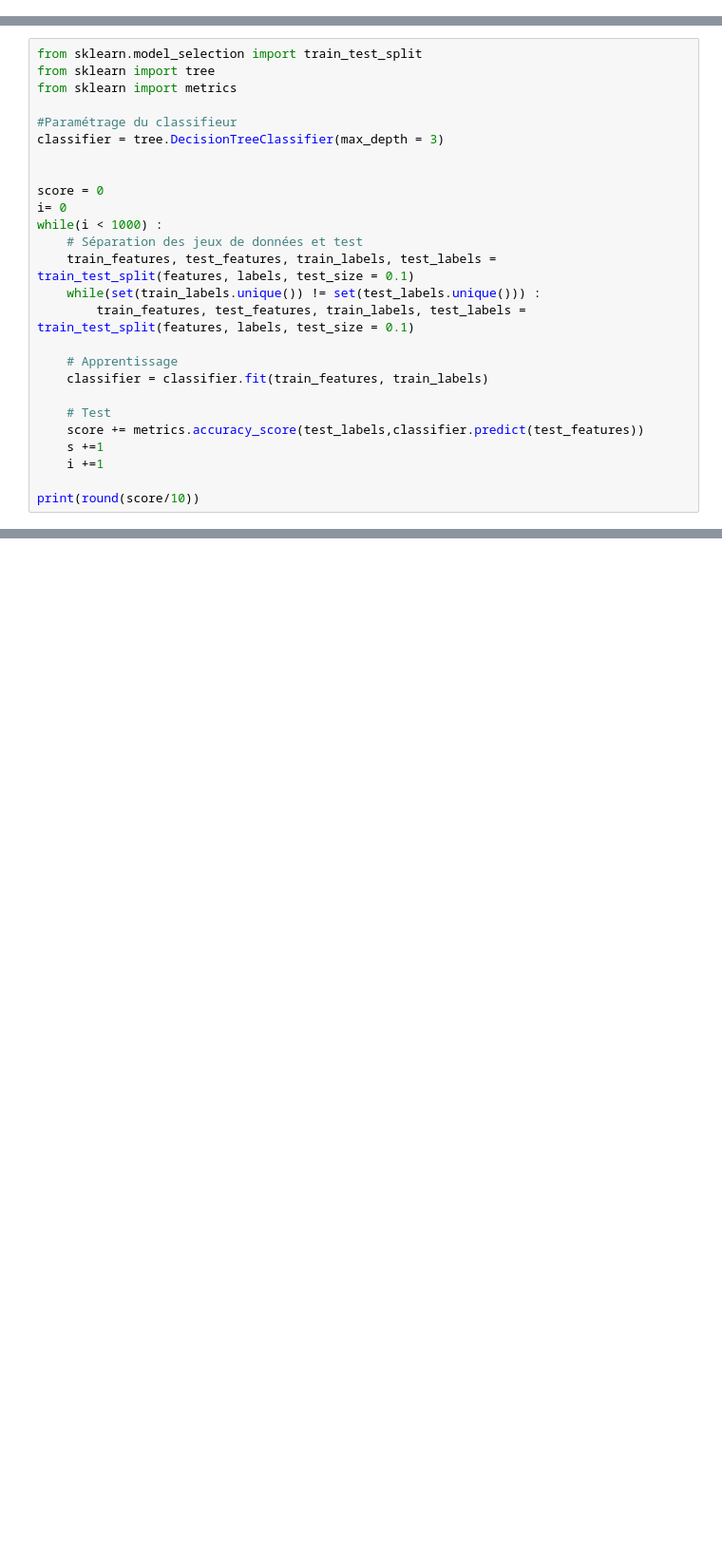
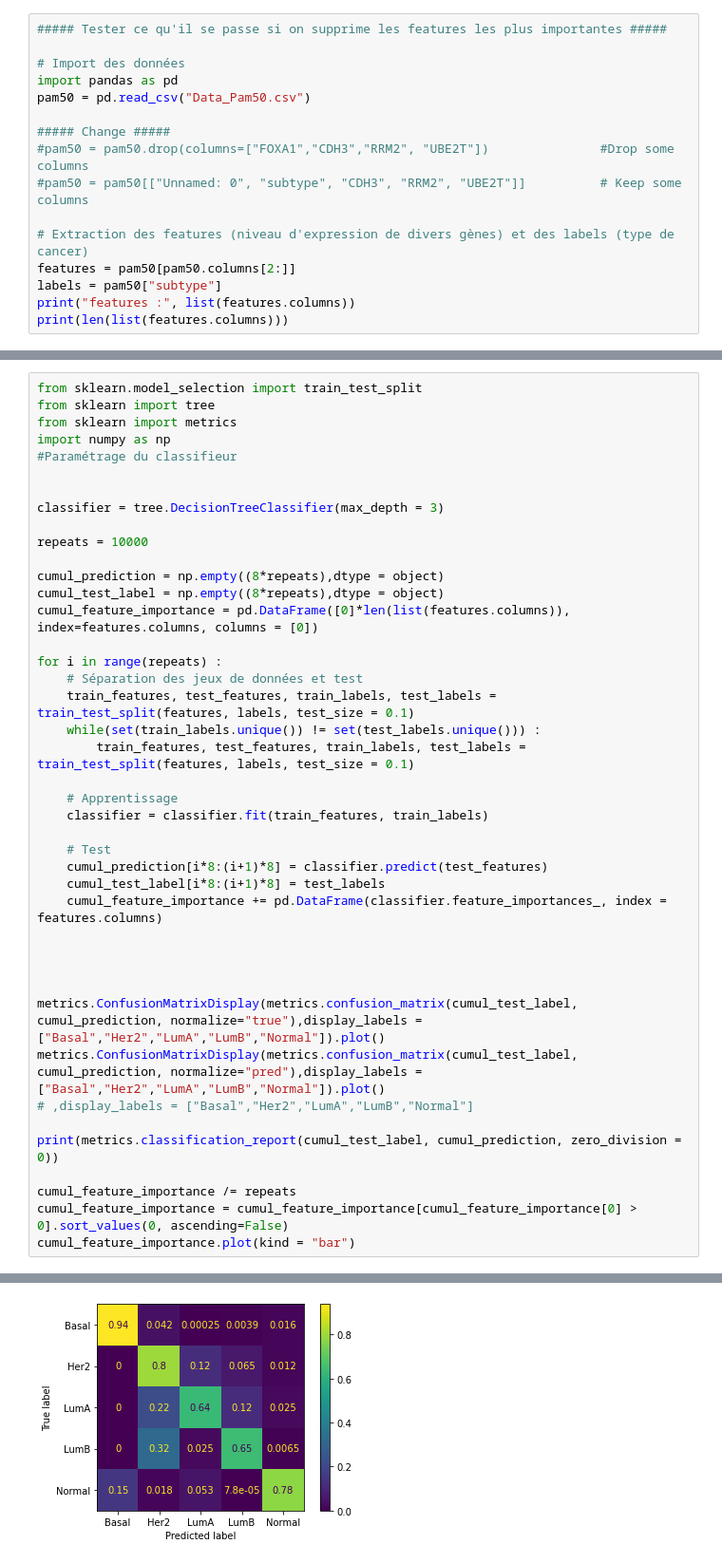
Before and after one commit to Bordeterre/decision_tree, a Jupyter notebook: param_test.ipynb, the cells around one changed output, grey strips where cells are left out. Shown at 95% size. Saved outputs shown, nothing was run; the diff lists cells and outputs as text; blank space fills up the shorter version.

Commit message:
multi-training matrixes

```diff
--- a/param_test.ipynb
+++ b/param_test.ipynb
@@ -12,0 +16,16 @@ print(len(list(features.columns)))
+# %%
+##### Tester ce qu'il se passe si on supprime les features les plus importantes #####
+
+# Import des données
+import pandas as pd
+pam50 = pd.read_csv("Data_Pam50.csv")
+
+##### Change #####
+#pam50 = pam50.drop(columns=["FOXA1","CDH3","RRM2", "UBE2T"])               #Drop some columns
+#pam50 = pam50[["Unnamed: 0", "subtype", "CDH3", "RRM2", "UBE2T"]]          # Keep some columns
+
+# Extraction des features (niveau d'expression de divers gènes) et des labels (type de cancer)
+features = pam50[pam50.columns[2:]]
+labels = pam50["subtype"]
+print("features :", list(features.columns))
+print(len(list(features.columns)))
@@ -14,14 +36,19 @@ print(len(list(features.columns)))
 from sklearn.model_selection import train_test_split
 from sklearn import tree
 from sklearn import metrics
+import numpy as np
+#Paramétrage du classifieur
 
-#Paramétrage du classifieur
+
 classifier = tree.DecisionTreeClassifier(max_depth = 3)
 
+repeats = 10000
 
-score = 0
-i= 0
-while(i < 1000) :
+cumul_prediction = np.empty((8*repeats),dtype = object)
+cumul_test_label = np.empty((8*repeats),dtype = object)
+cumul_feature_importance = pd.DataFrame([0]*len(list(features.columns)), index=features.columns, columns = [0])
+
+for i in range(repeats) :
     # Séparation des jeux de données et test
     train_features, test_features, train_labels, test_labels = train_test_split(features, labels, test_size = 0.1)
     while(set(train_labels.unique()) != set(test_labels.unique())) :
@@ -31,9 +58,20 @@ while(i < 1000) :
     classifier = classifier.fit(train_features, train_labels)
 
     # Test
-    score += metrics.accuracy_score(test_labels,classifier.predict(test_features))
-    s +=1
-    i +=1
+    cumul_prediction[i*8:(i+1)*8] = classifier.predict(test_features)
+    cumul_test_label[i*8:(i+1)*8] = test_labels
+    cumul_feature_importance += pd.DataFrame(classifier.feature_importances_, index = features.columns)
 
-print(round(score/10))
+
+
+
+metrics.ConfusionMatrixDisplay(metrics.confusion_matrix(cumul_test_label, cumul_prediction, normalize="true"),display_labels = ["Basal","Her2","LumA","LumB","Normal"]).plot()
+metrics.ConfusionMatrixDisplay(metrics.confusion_matrix(cumul_test_label, cumul_prediction, normalize="pred"),display_labels = ["Basal","Her2","LumA","LumB","Normal"]).plot()
+# ,display_labels = ["Basal","Her2","LumA","LumB","Normal"]
+
+print(metrics.classification_report(cumul_test_label, cumul_prediction, zero_division = 0))
+
+cumul_feature_importance /= repeats
+cumul_feature_importance = cumul_feature_importance[cumul_feature_importance[0] > 0].sort_values(0, ascending=False)
+cumul_feature_importance.plot(kind = "bar")
 # %% [output]
@@ -40,0 +90 @@ print(round(score/10))
+[figure, added]
```
Also changed, not shown: parts of 4 cells of this notebook, 1 other file.
